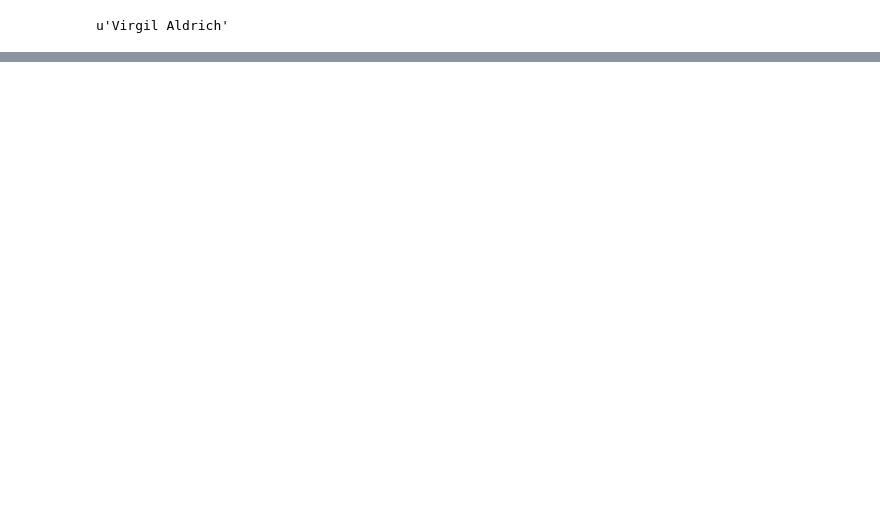
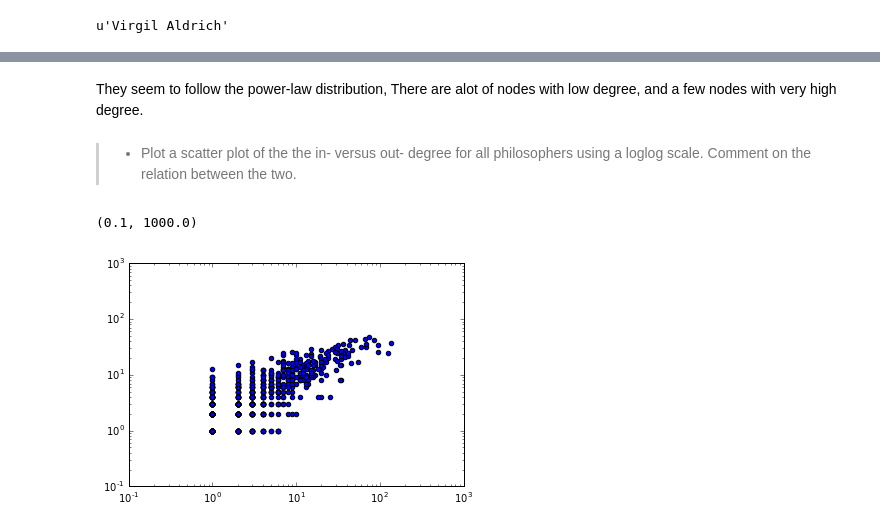
Before and after one commit to AdamPalmar/02805-SocialGraphs-AP, a Jupyter notebook: week4/week4.ipynb, the cells around one changed output, grey strips where cells are left out. Cells and saved outputs as stored; diff of their text form; code cells hidden in the pictures; blank space fills up the shorter version.

```diff
--- a/week4/week4.ipynb
+++ b/week4/week4.ipynb
@@ -282,0 +300,17 @@ u'Virgil Aldrich'
+# %%
+import pandas as pd
+
+
+dataframe = pd.DataFrame(index=[],columns=["author","page"])
+
+
+for folder,subs, files in os.walk(unicode("wiki", 'utf-8')):
+
+    for filename in files:
+        file_path = os.path.join(folder, filename)
+        print(file_path)
+        wiki_source = io.open(file_path,"r",encoding="utf-8")
+        wiki = wiki_source.read()
+
+        df = pd.DataFrame([[filename.replace(".txt",""),wiki]],columns=["author","page"])
+        dataframe = dataframe.append(df,ignore_index=True)
@@ -282,0 +483,15 @@ u'Virgil Aldrich'
+# %% [markdown]
+They seem to follow the power-law distribution, There are alot of nodes with low degree, and a few nodes with very high degree.
+# %% [markdown]
+> * Plot a scatter plot of the the in- versus out- degree for all philosophers using a loglog scale. Comment on the relation between the two.
+>
+# %%
+plt.figure()
+plt.scatter(graph.in_degree().values(),graph.out_degree().values())
+plt.xscale("log")
+plt.yscale("log")
+plt.xlim(1e-1,1e3)
+plt.ylim(1e-1,1e3)
+# %% [output]
+(0.1, 1000.0)
+[figure, added]
```
Also changed, not shown: parts of 42 cells of this notebook, 1 other file.
